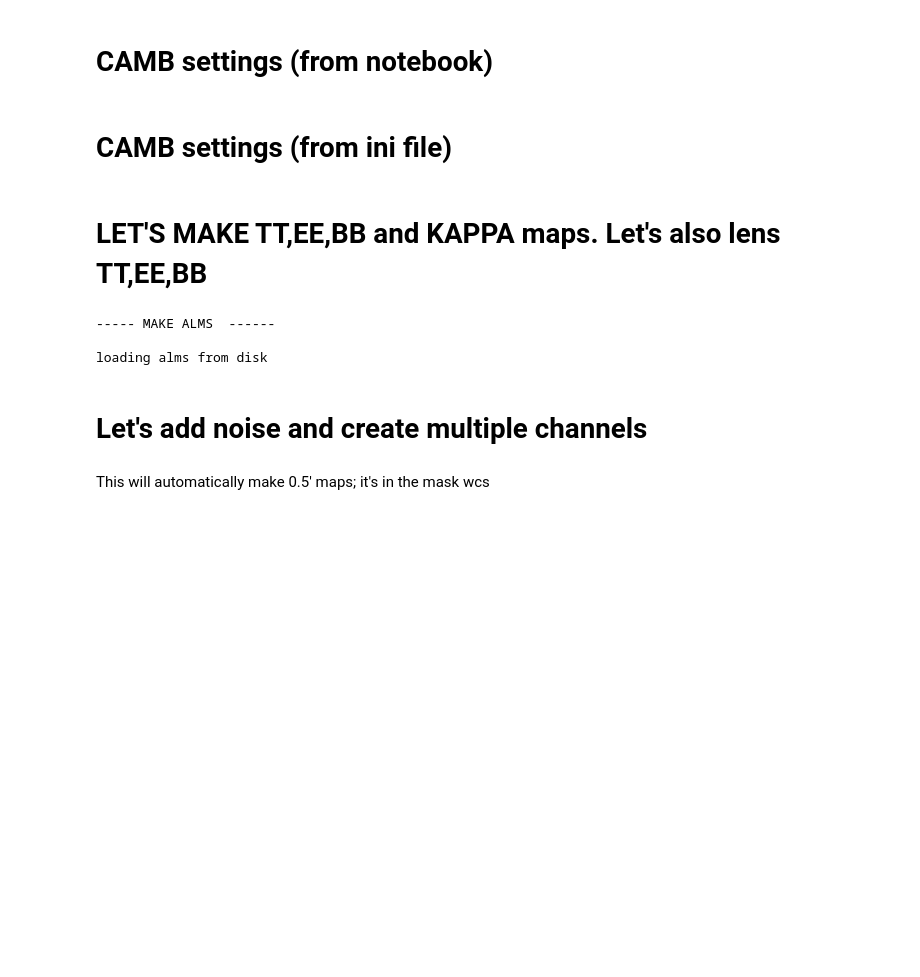
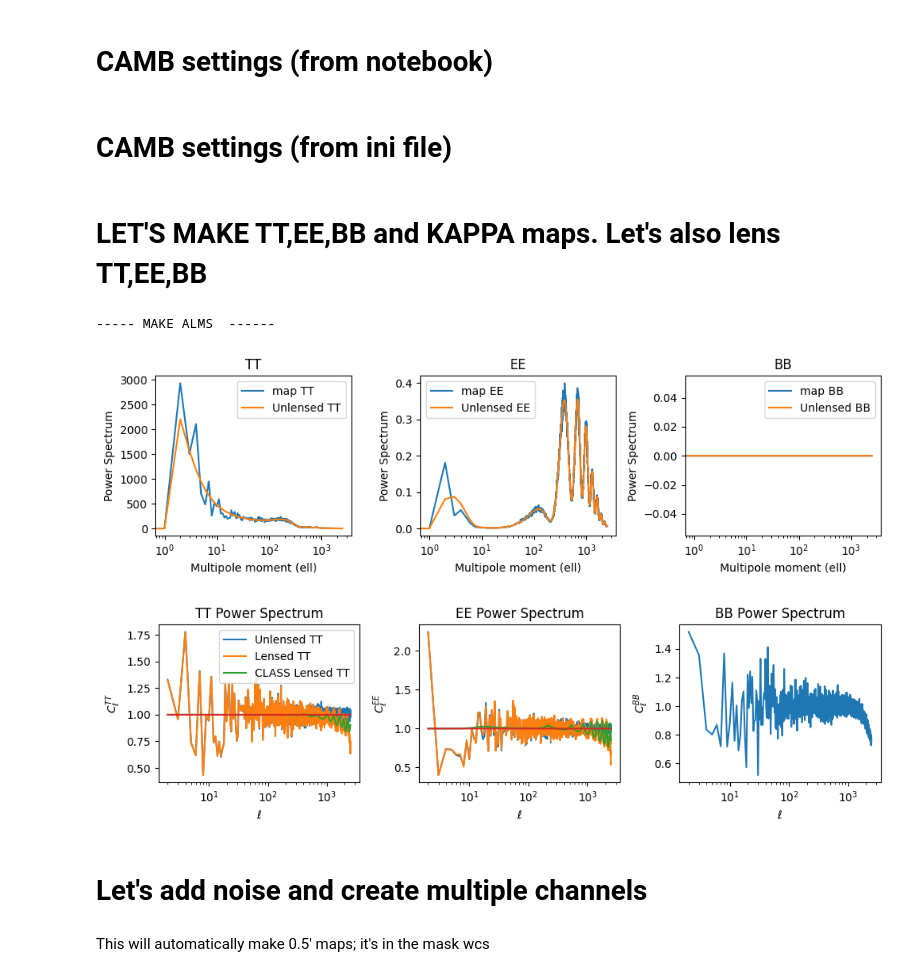
Before and after one commit to mgatti29/CMB_lensing_SBI, a Jupyter notebook: Notebooks/SBI_pipeline_CMB_lensing.ipynb, the cells around one changed output. Cells and saved outputs as stored; diff of their text form; code cells hidden in the pictures; blank space fills up the shorter version.

```diff
--- a/Notebooks/SBI_pipeline_CMB_lensing.ipynb
+++ b/Notebooks/SBI_pipeline_CMB_lensing.ipynb
@@ -392,7 +401,7 @@ done_ = True
 
 
 while done_:
-
+#if 1 ==1:
     try:
         if not os.path.exists(outdir+'/lensed_and_beams_alms.npy'):
             st = timeit.default_timer()
@@ -486,6 +495,10 @@ while done_:
             # Define the shape and WCS (World Coordinate System) for the map
             shape, wcs = enmap.fullsky_geometry(res=np.deg2rad(arcmin_res_car/60.), proj="car")  # Set map resolution to 1 arcminute
 
+            dec_cut = Angle(np.asarray((-89, 89)), unit=u.degree).rad
+            shape, wcs = enmap.band_geometry(dec_cut,res=np.deg2rad(arcmin_res_car/60.),proj='car')
+
+
             # Generate lensed T, E, and B maps from the alms and lensing potential
             maps_ = pixell.lensing.lens_map_curved((3, shape[0], shape[1]), wcs, phi_cmb_alm, alms_, phi_ainfo=None, maplmax=None, dtype=np.float64, spin=[0, 2], output="l", geodesic=True, verbose=False, delta_theta=None)
 
@@ -552,35 +565,36 @@ while done_:
 
             # Adjust layout
             plt.tight_layout()
             plt.show()
 
 
 
             ############################################################################################################
             end = timeit.default_timer()
             done_ = False
 
             del T_map
             del E_map
             del B_map
             del alms_
             del kappa_cmb
             del kappa_cmb_alm
             del phi_cmb_alm
             del maps_
             gc.collect()
             timing_container['generate_alms'] = end - st
         else:
             print ('loading alms from disk')
             alm_TEB = np.load(outdir+'/lensed_and_beams_alms.npy',allow_pickle=True)#.item()
             done_ = False
 
+
     except:
         print ('failed, redoing it')
 # %% [output]
 ----- MAKE ALMS  ------
-
-loading alms from disk
+[figure, added]
+[figure, added]
 # %% [markdown]
 # Let's add noise and create multiple channels
 # %% [markdown]
```
Also changed, not shown: parts of 95 cells of this notebook.
